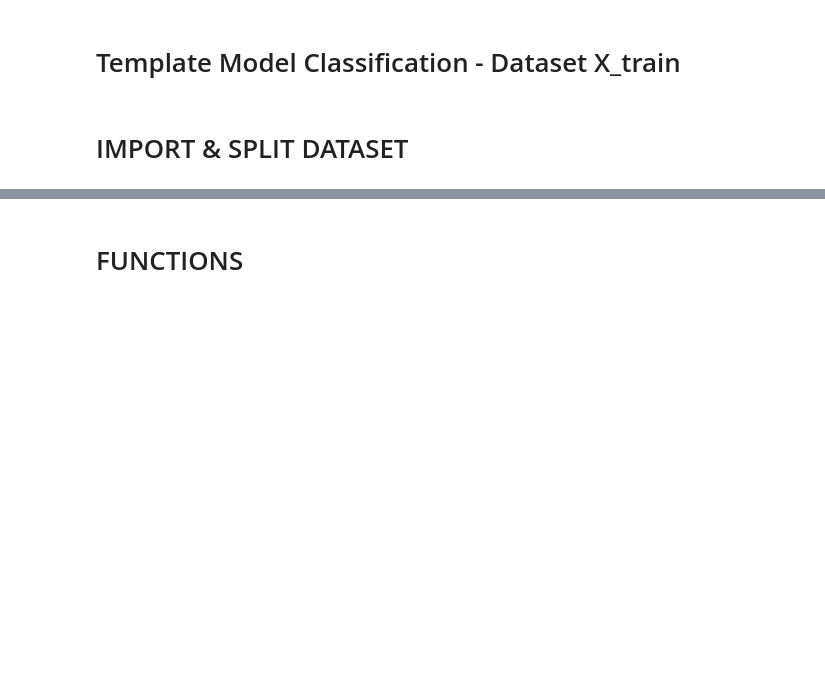
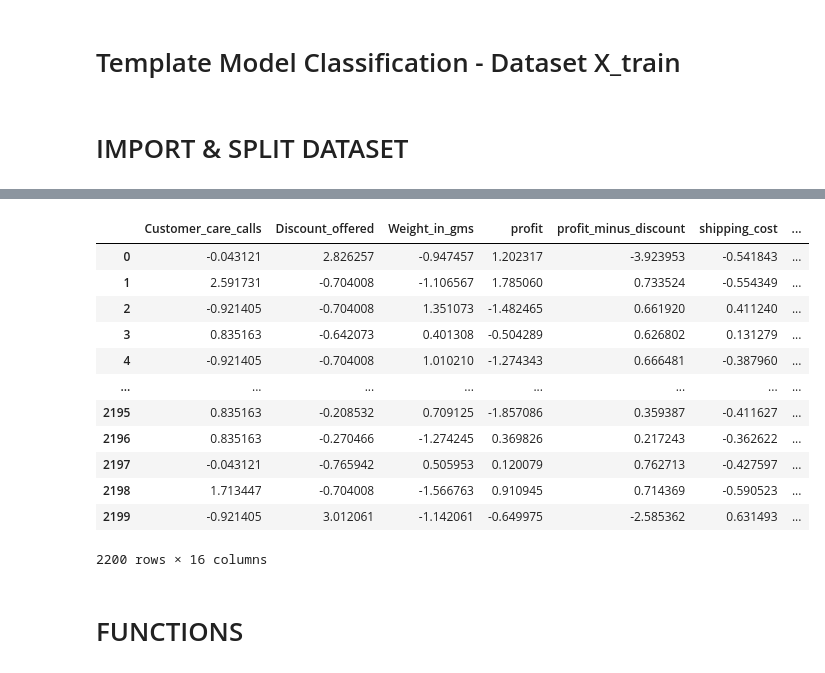
Before and after one commit to agastyaharta/Data_Slinging_Slasher, a Jupyter notebook: STAGE_3/Template_All_Classification/with_fe/Template_Modelling_X_train.ipynb, the cells around one changed output, grey strips where cells are left out. Drawn from its saved outputs; the diff is of its cells as text; code cells hidden in the pictures; blank space fills up the shorter version.

```diff
--- a/STAGE_3/Template_All_Classification/with_fe/Template_Modelling_X_train.ipynb
+++ b/STAGE_3/Template_All_Classification/with_fe/Template_Modelling_X_train.ipynb
@@ -79,6 +43,22 @@ X_train = df_train_x_train.drop('arrived_late', axis = 1)
 y_train = df_train_x_train['arrived_late']
 X_test = df_test_x_train.drop('arrived_late', axis = 1)
 y_test = df_test_x_train['arrived_late']
+# %%
+X_test
+# %% [output]
+|  | Customer_care_calls | Discount_offered | Weight_in_gms | profit | profit_minus_discount | shipping_cost | ... |
+| 0 | -0.043121 | 2.826257 | -0.947457 | 1.202317 | -3.923953 | -0.541843 | ... |
+| 1 | 2.591731 | -0.704008 | -1.106567 | 1.785060 | 0.733524 | -0.554349 | ... |
+| 2 | -0.921405 | -0.704008 | 1.351073 | -1.482465 | 0.661920 | 0.411240 | ... |
+| 3 | 0.835163 | -0.642073 | 0.401308 | -0.504289 | 0.626802 | 0.131279 | ... |
+| 4 | -0.921405 | -0.704008 | 1.010210 | -1.274343 | 0.666481 | -0.387960 | ... |
+| ... | ... | ... | ... | ... | ... | ... | ... |
+| 2195 | 0.835163 | -0.208532 | 0.709125 | -1.857086 | 0.359387 | -0.411627 | ... |
+| 2196 | 0.835163 | -0.270466 | -1.274245 | 0.369826 | 0.217243 | -0.362622 | ... |
+| 2197 | -0.043121 | -0.765942 | 0.505953 | 0.120079 | 0.762713 | -0.427597 | ... |
+| 2198 | 1.713447 | -0.704008 | -1.566763 | 0.910945 | 0.714369 | -0.590523 | ... |
+| 2199 | -0.921405 | 3.012061 | -1.142061 | -0.649975 | -2.585362 | 0.631493 | ... |
+2200 rows × 16 columns
 # %% [markdown]
 # FUNCTIONS
 # %%
```
Also changed, not shown: parts of 16 cells of this notebook, 2 other files.
